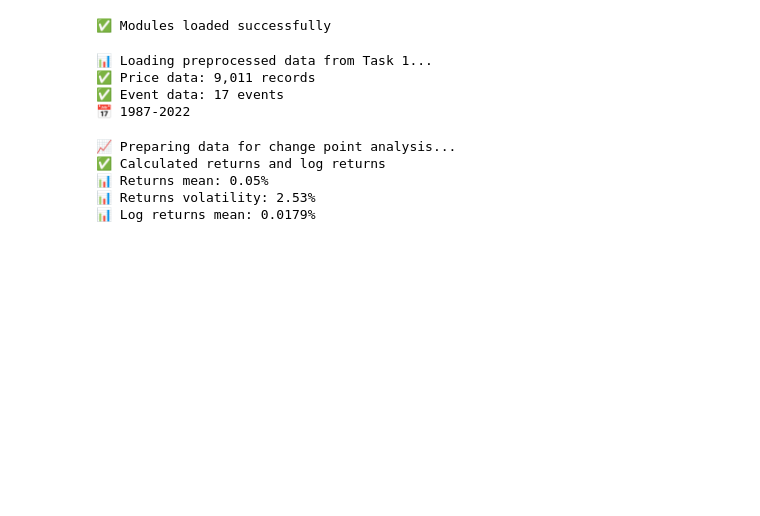
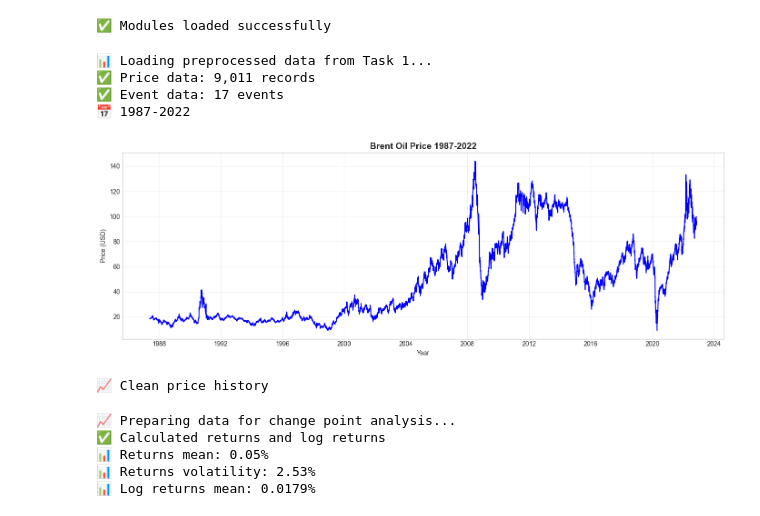
Before and after one commit to melat33/Birhan-Energies-Brent-Oil-Analysis, a Jupyter notebook: notebooks/change_point_analysis.ipynb, the cells around one changed output. Cells and saved outputs as stored; diff of their text form; code cells hidden in the pictures; blank space fills up the shorter version.

```diff
--- a/notebooks/change_point_analysis.ipynb
+++ b/notebooks/change_point_analysis.ipynb
@@ -50,3 +42,13 @@ plot_price_with_multiple_changepoints(
+# %%
+# CELL 3: PRICE HISTORY (NO EVENTS)
+fig1, ax1 = plt.subplots(figsize=(14,5))
+ax1.plot(price_df['Date'], price_df['Price'], 'b-', linewidth=1.5)  # Changed to price_df and 'Price'
+ax1.set_title('Brent Oil Price 1987-2022', fontsize=14, fontweight='bold')
+ax1.set_xlabel('Year'); ax1.set_ylabel('Price (USD)'); ax1.grid(True, alpha=0.3)
+plt.tight_layout(); plt.show(); print("📈 Clean price history")
+# %% [output]
+[figure, added]
+📈 Clean price history
 # %%
 # 3. DATA PREPARATION FOR BAYESIAN MODELING
 # ====================================================
```
Also changed, not shown: parts of 22 cells of this notebook.
